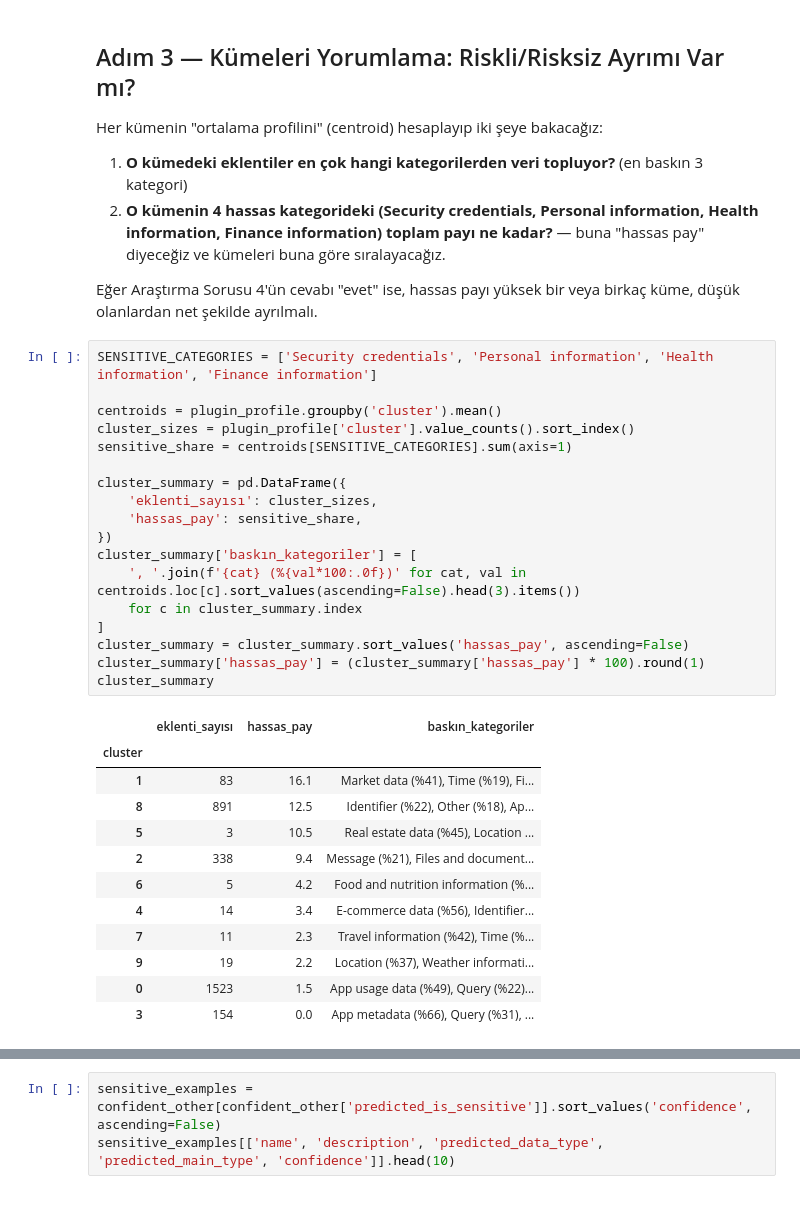
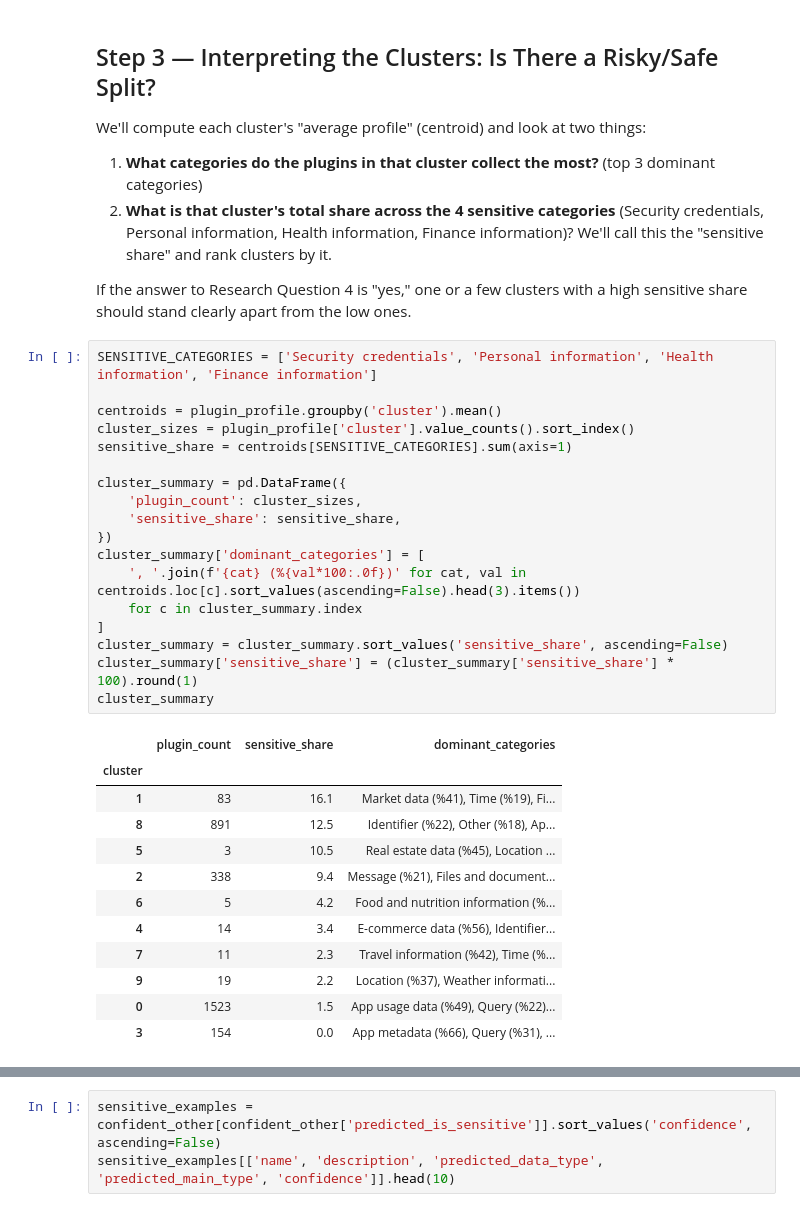
Before and after one commit to elifdikmn/DataPrivacy, a Jupyter notebook: notebooks/bolum3_uygulama.ipynb, the cells around one changed output, grey strips where cells are left out. Cells and saved outputs as stored; diff of their text form.

```diff
--- a/notebooks/bolum3_uygulama.ipynb
+++ b/notebooks/bolum3_uygulama.ipynb
@@ -170,31 +170,31 @@ Name: count, dtype: int64
 # %% [markdown]
-## Adım 3 — Kümeleri Yorumlama: Riskli/Risksiz Ayrımı Var mı?
+## Step 3 — Interpreting the Clusters: Is There a Risky/Safe Split?
 
-Her kümenin "ortalama profilini" (centroid) hesaplayıp iki şeye bakacağız:
-1. **O kümedeki eklentiler en çok hangi kategorilerden veri topluyor?** (en baskın 3 kategori)
-2. **O kümenin 4 hassas kategorideki (Security credentials, Personal information, Health information, Finance information) toplam payı ne kadar?** — buna "hassas pay" diyeceğiz ve kümeleri buna göre sıralayacağız.
+We'll compute each cluster's "average profile" (centroid) and look at two things:
+1. **What categories do the plugins in that cluster collect the most?** (top 3 dominant categories)
+2. **What is that cluster's total share across the 4 sensitive categories** (Security credentials, Personal information, Health information, Finance information)? We'll call this the "sensitive share" and rank clusters by it.
 
-Eğer Araştırma Sorusu 4'ün cevabı "evet" ise, hassas payı yüksek bir veya birkaç küme, düşük olanlardan net şekilde ayrılmalı.
+If the answer to Research Question 4 is "yes," one or a few clusters with a high sensitive share should stand clearly apart from the low ones.
 # %%
 SENSITIVE_CATEGORIES = ['Security credentials', 'Personal information', 'Health information', 'Finance information']
 
 centroids = plugin_profile.groupby('cluster').mean()
 cluster_sizes = plugin_profile['cluster'].value_counts().sort_index()
 sensitive_share = centroids[SENSITIVE_CATEGORIES].sum(axis=1)
 
 cluster_summary = pd.DataFrame({
-    'eklenti_sayısı': cluster_sizes,
-    'hassas_pay': sensitive_share,
+    'plugin_count': cluster_sizes,
+    'sensitive_share': sensitive_share,
 })
-cluster_summary['baskın_kategoriler'] = [
+cluster_summary['dominant_categories'] = [
     ', '.join(f'{cat} (%{val*100:.0f})' for cat, val in centroids.loc[c].sort_values(ascending=False).head(3).items())
     for c in cluster_summary.index
 ]
-cluster_summary = cluster_summary.sort_values('hassas_pay', ascending=False)
-cluster_summary['hassas_pay'] = (cluster_summary['hassas_pay'] * 100).round(1)
+cluster_summary = cluster_summary.sort_values('sensitive_share', ascending=False)
+cluster_summary['sensitive_share'] = (cluster_summary['sensitive_share'] * 100).round(1)
 cluster_summary
 # %% [output]
-|  | eklenti_sayısı | hassas_pay | baskın_kategoriler |
+|  | plugin_count | sensitive_share | dominant_categories |
 | cluster |  |  |  |
 | 1 | 83 | 16.1 | Market data (%41), Time (%19), Fi... |
 | 8 | 891 | 12.5 | Identifier (%22), Other (%18), Ap... |
```
Also changed, not shown: parts of 24 cells of this notebook, 2 other files.
